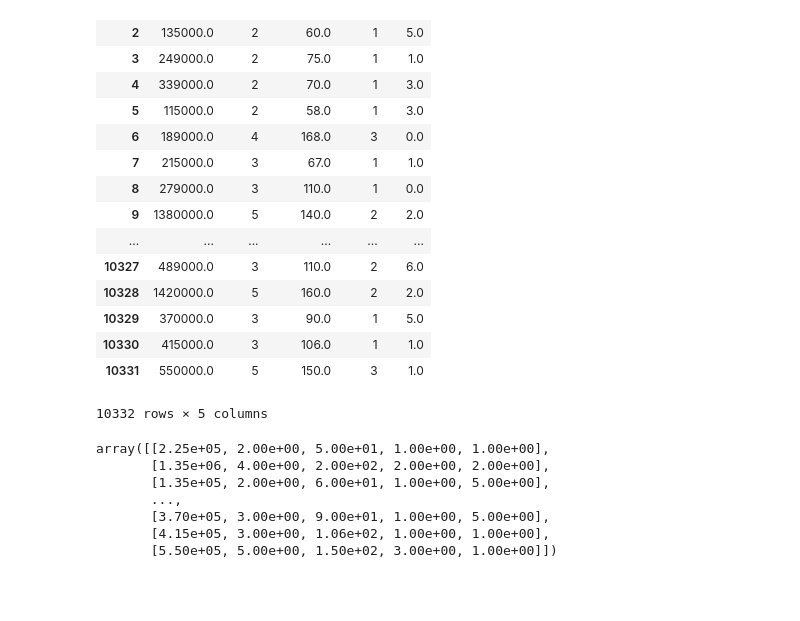
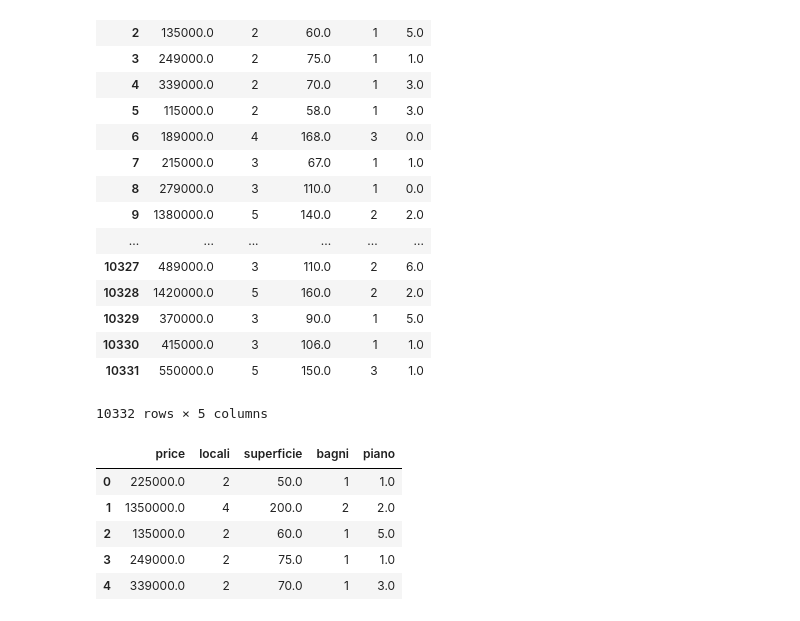
Before and after one commit to cerniello/Web-Scraping-Clustering-Real-Estate-Data, a Jupyter notebook: PREPR.ipynb, the cells around one changed output. Drawn from its saved outputs; the diff is of its cells as text; code cells hidden in the pictures; blank space fills up the shorter version.

```diff
--- a/PREPR.ipynb
+++ b/PREPR.ipynb
@@ -186,13 +188,3 @@ df
 | 10330 | 415000.0 | 3 | 106.0 | 1 | 1.0 |
 | 10331 | 550000.0 | 5 | 150.0 | 3 | 1.0 |
 10332 rows × 5 columns
-# %%
-prova
-# %% [output]
-array([[2.25e+05, 2.00e+00, 5.00e+01, 1.00e+00, 1.00e+00],
-       [1.35e+06, 4.00e+00, 2.00e+02, 2.00e+00, 2.00e+00],
-       [1.35e+05, 2.00e+00, 6.00e+01, 1.00e+00, 5.00e+00],
-       ...,
-       [3.70e+05, 3.00e+00, 9.00e+01, 1.00e+00, 5.00e+00],
-       [4.15e+05, 3.00e+00, 1.06e+02, 1.00e+00, 1.00e+00],
-       [5.50e+05, 5.00e+00, 1.50e+02, 3.00e+00, 1.00e+00]])
@@ -198,0 +200,9 @@ array([[2.25e+05, 2.00e+00, 5.00e+01, 1.00e+00, 1.00e+00],
+# %%
+df.head()
+# %% [output]
+|  | price | locali | superficie | bagni | piano |
+| 0 | 225000.0 | 2 | 50.0 | 1 | 1.0 |
+| 1 | 1350000.0 | 4 | 200.0 | 2 | 2.0 |
+| 2 | 135000.0 | 2 | 60.0 | 1 | 5.0 |
+| 3 | 249000.0 | 2 | 75.0 | 1 | 1.0 |
+| 4 | 339000.0 | 2 | 70.0 | 1 | 3.0 |
```
Also changed, not shown: parts of 17 cells of this notebook.
